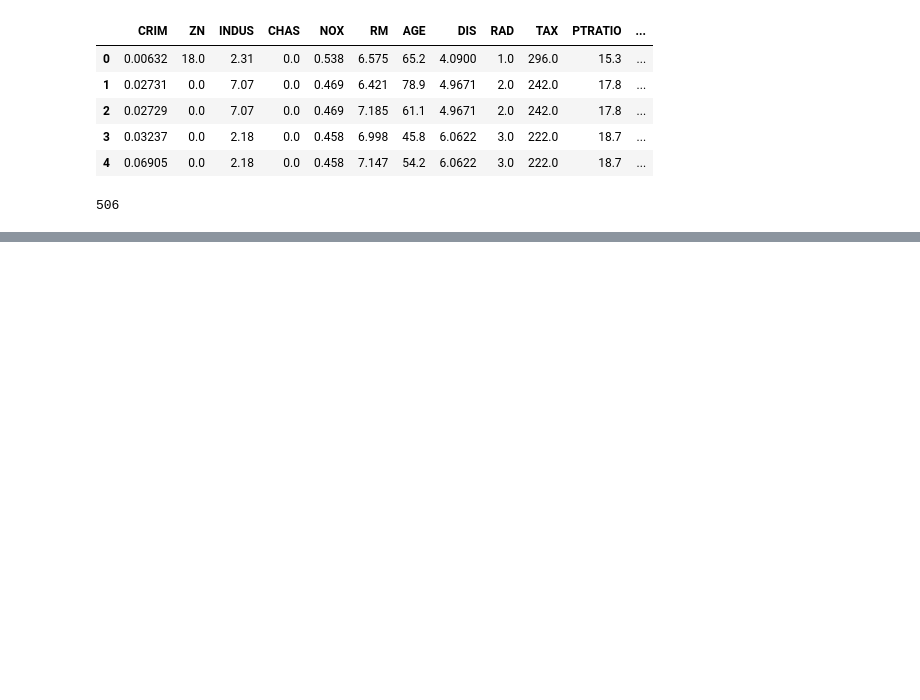
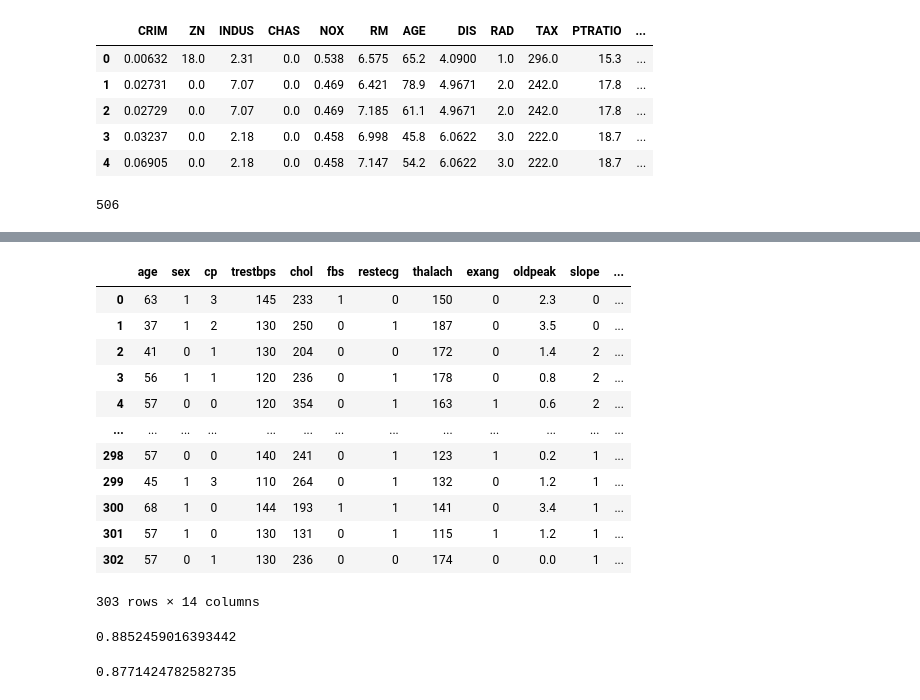
Before and after one commit to MalikHak/Data-Science, a Jupyter notebook: SciKit.ipynb, the cells around one changed output, grey strips where cells are left out. Drawn from its saved outputs; the diff is of its cells as text; code cells hidden in the pictures; blank space fills up the shorter version.

```diff
--- a/SciKit.ipynb
+++ b/SciKit.ipynb
@@ -637,0 +641,79 @@ from sklearn.ensemble import RandomForestClassifier
+# %%
+#Score Method
+
+heart_disease
+# %% [output]
+|  | age | sex | cp | trestbps | chol | fbs | restecg | thalach | exang | oldpeak | slope | ... |
+| 0 | 63 | 1 | 3 | 145 | 233 | 1 | 0 | 150 | 0 | 2.3 | 0 | ... |
+| 1 | 37 | 1 | 2 | 130 | 250 | 0 | 1 | 187 | 0 | 3.5 | 0 | ... |
+| 2 | 41 | 0 | 1 | 130 | 204 | 0 | 0 | 172 | 0 | 1.4 | 2 | ... |
+| 3 | 56 | 1 | 1 | 120 | 236 | 0 | 1 | 178 | 0 | 0.8 | 2 | ... |
+| 4 | 57 | 0 | 0 | 120 | 354 | 0 | 1 | 163 | 1 | 0.6 | 2 | ... |
+| ... | ... | ... | ... | ... | ... | ... | ... | ... | ... | ... | ... | ... |
+| 298 | 57 | 0 | 0 | 140 | 241 | 0 | 1 | 123 | 1 | 0.2 | 1 | ... |
+| 299 | 45 | 1 | 3 | 110 | 264 | 0 | 1 | 132 | 0 | 1.2 | 1 | ... |
+| 300 | 68 | 1 | 0 | 144 | 193 | 1 | 1 | 141 | 0 | 3.4 | 1 | ... |
+| 301 | 57 | 1 | 0 | 130 | 131 | 0 | 1 | 115 | 1 | 1.2 | 1 | ... |
+| 302 | 57 | 0 | 1 | 130 | 236 | 0 | 0 | 174 | 0 | 0.0 | 1 | ... |
+303 rows × 14 columns
+# %%
+from sklearn.ensemble import RandomForestClassifier
+
+np.random.seed(43)
+
+x = heart_disease.drop("target", axis =1)
+y = heart_disease["target"]
+
+x_train,x_test,y_train,y_test = train_test_split(x,y,test_size=0.2)
+
+rfclf = RandomForestClassifier()
+
+rfclf.fit(x_train,y_train)
+
+rfclf.score(x_test,y_test)
+# %% [output]
+0.8852459016393442
+# %%
+#Random Forest Regressor
+
+
+#Import Library
+
+from sklearn.ensemble import RandomForestRegressor
+from sklearn.datasets import load_boston
+
+boston = load_boston()
+
+# Change it to a Data Frame
+
+boston_dataframe= pd.DataFrame(boston["data"],columns= boston["feature_names"])
+
+boston_dataframe["target"]= pd.Series(boston["target"])
+
+
+boston_dataframe.head()
+# Setup Random Seed
+np.random.seed(43)
+
+
+# Create Data or Get data in x and y
+x = boston_dataframe.drop("target",axis=1)
+y= boston_dataframe["target"]
+
+
+# Split Data into train and test
+x_train, x_test,y_train,y_test= train_test_split(x,y,test_size=0.2)
+
+
+#Choosing our Model
+rfr = RandomForestRegressor()
+
+
+#FIT OUR MODEL
+rfr.fit(x_train,y_train)
+
+#Predicate the Score
+
+rfr.score(x_test,y_test)
+# %% [output]
+0.8771424782582735
```
Also changed, not shown: parts of 13 cells of this notebook.
